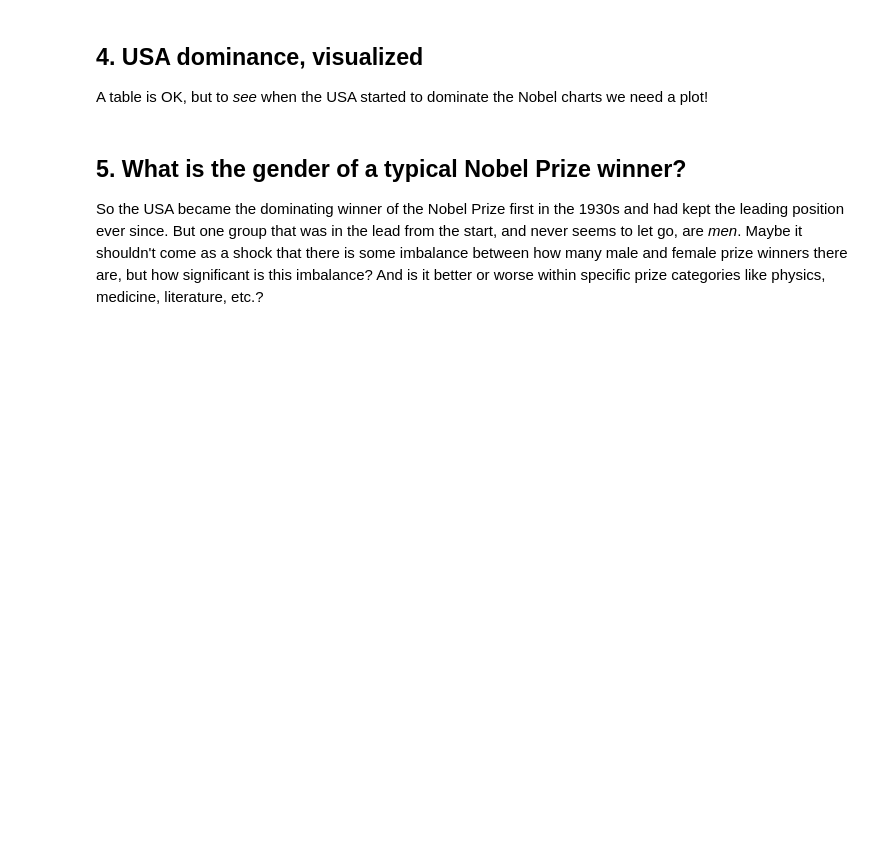
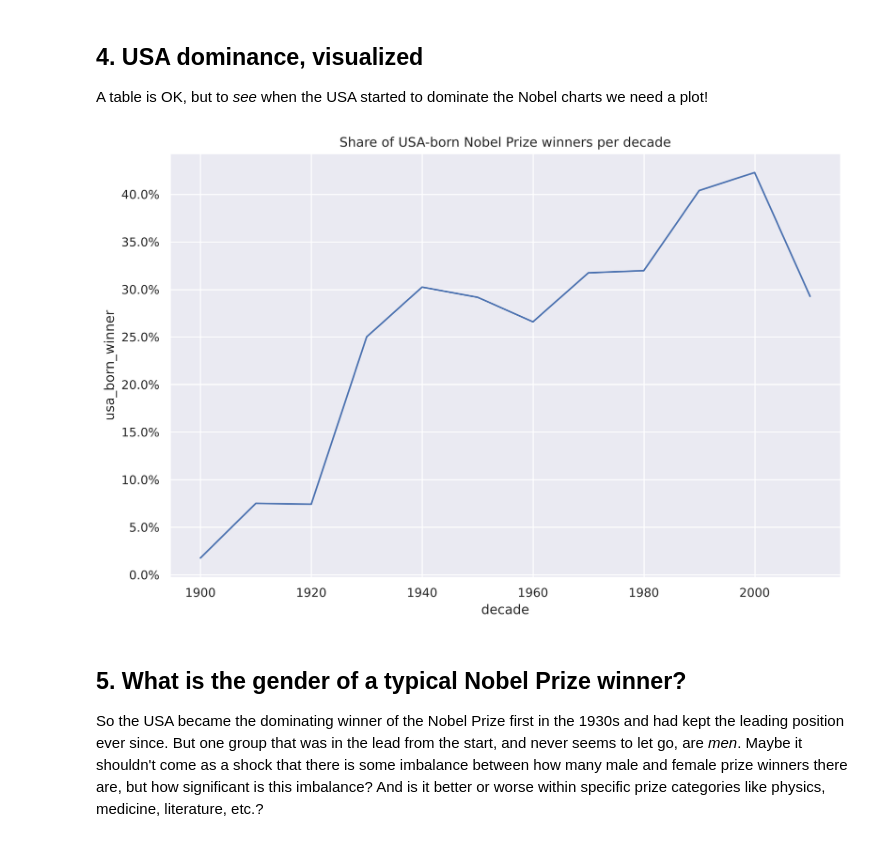
Before and after one commit to razanmdr/Data-Analyst, a Jupyter notebook: A-Visual-History-of-Nobel-Prize-Winners/notebook.ipynb, the cells around one changed output. Saved outputs shown, nothing was run; the diff lists cells and outputs as text; code cells hidden in the pictures; blank space fills up the shorter version.

```diff
--- a/A-Visual-History-of-Nobel-Prize-Winners/notebook.ipynb
+++ b/A-Visual-History-of-Nobel-Prize-Winners/notebook.ipynb
@@ -5,10 +5,12 @@
 <p>Well, we're going to find out! The Nobel Foundation has made a dataset available of all prize winners from the start of the prize, in 1901, to 2016. Let's load it in and take a look.</p>
 # %%
 # Loading in required libraries
-# ... YOUR CODE FOR TASK 1 ...
+import pandas as pd
+import seaborn as sns
+import numpy as np
 
 # Reading in the Nobel Prize data
-nobel = ...
+nobel = pd.read_csv('datasets/nobel.csv')
 
 # Taking a look at the first several winners
-# ... YOUR CODE FOR TASK 1 ...
+nobel.head(6)
@@ -31,9 +59,9 @@ nobel = ...
 <p>Not so surprising perhaps: the most common Nobel laureate between 1901 and 2016 was a man born in the United States of America. But in 1901 all the winners were European. When did the USA start to dominate the Nobel Prize charts?</p>
 # %%
 # Calculating the proportion of USA born winners per decade
-nobel['usa_born_winner'] = ...
-nobel['decade'] = ...
-prop_usa_winners = ...
+nobel['usa_born_winner'] = nobel['birth_country'] == 'United States of America'
+nobel['decade'] = (np.floor(nobel['year'] / 10) * 10).astype(int)
+prop_usa_winners = nobel.groupby('decade', as_index=False)['usa_born_winner'].mean()
 
 # Display the proportions of USA born winners per decade
-# ... YOUR CODE FOR TASK 3 ...
+prop_usa_winners
@@ -43,16 +85,19 @@ prop_usa_winners = ...
 # %%
 # Setting the plotting theme
 sns.set()
 # and setting the size of all plots.
 import matplotlib.pyplot as plt
 plt.rcParams['figure.figsize'] = [11, 7]
 
 # Plotting USA born winners
-ax = ...
+ax = sns.lineplot(x='decade', y='usa_born_winner', data=prop_usa_winners)
 
 # Adding %-formatting to the y-axis
 from matplotlib.ticker import PercentFormatter
-# ... YOUR CODE FOR TASK 4 ...
+ax.yaxis.set_major_formatter(PercentFormatter(1.0))
+ax.set_title('Share of USA-born Nobel Prize winners per decade');
+# %% [output]
+[figure, added]
 # %% [markdown]
 ## 5. What is the gender of a typical Nobel Prize winner?
 <p>So the USA became the dominating winner of the Nobel Prize first in the 1930s and had kept the leading position ever since. But one group that was in the lead from the start, and never seems to let go, are <em>men</em>. Maybe it shouldn't come as a shock that there is some imbalance between how many male and female prize winners there are, but how significant is this imbalance? And is it better or worse within specific prize categories like physics, medicine, literature, etc.?</p>
```
Also changed, not shown: parts of 10 cells of this notebook, 16 other files.
